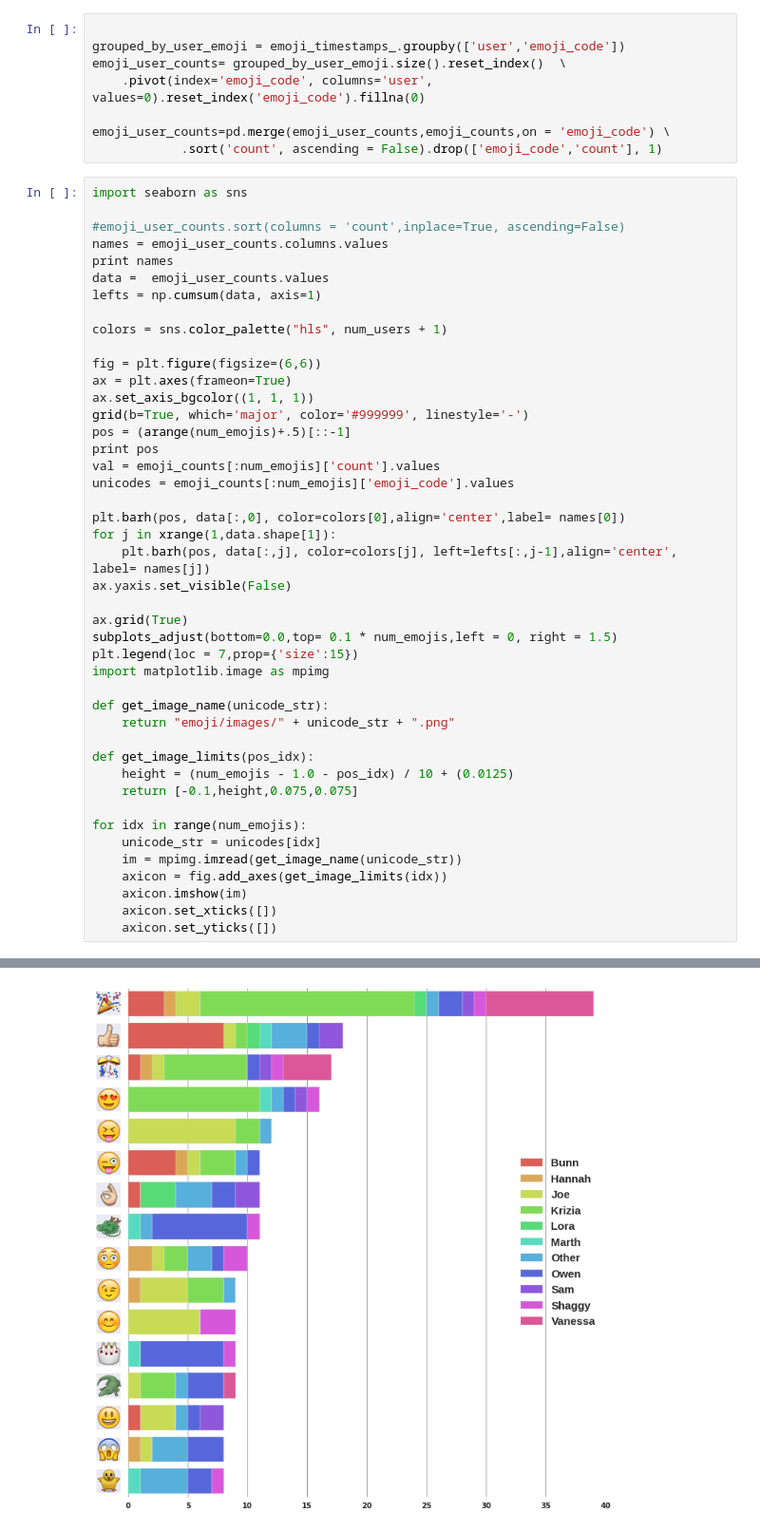
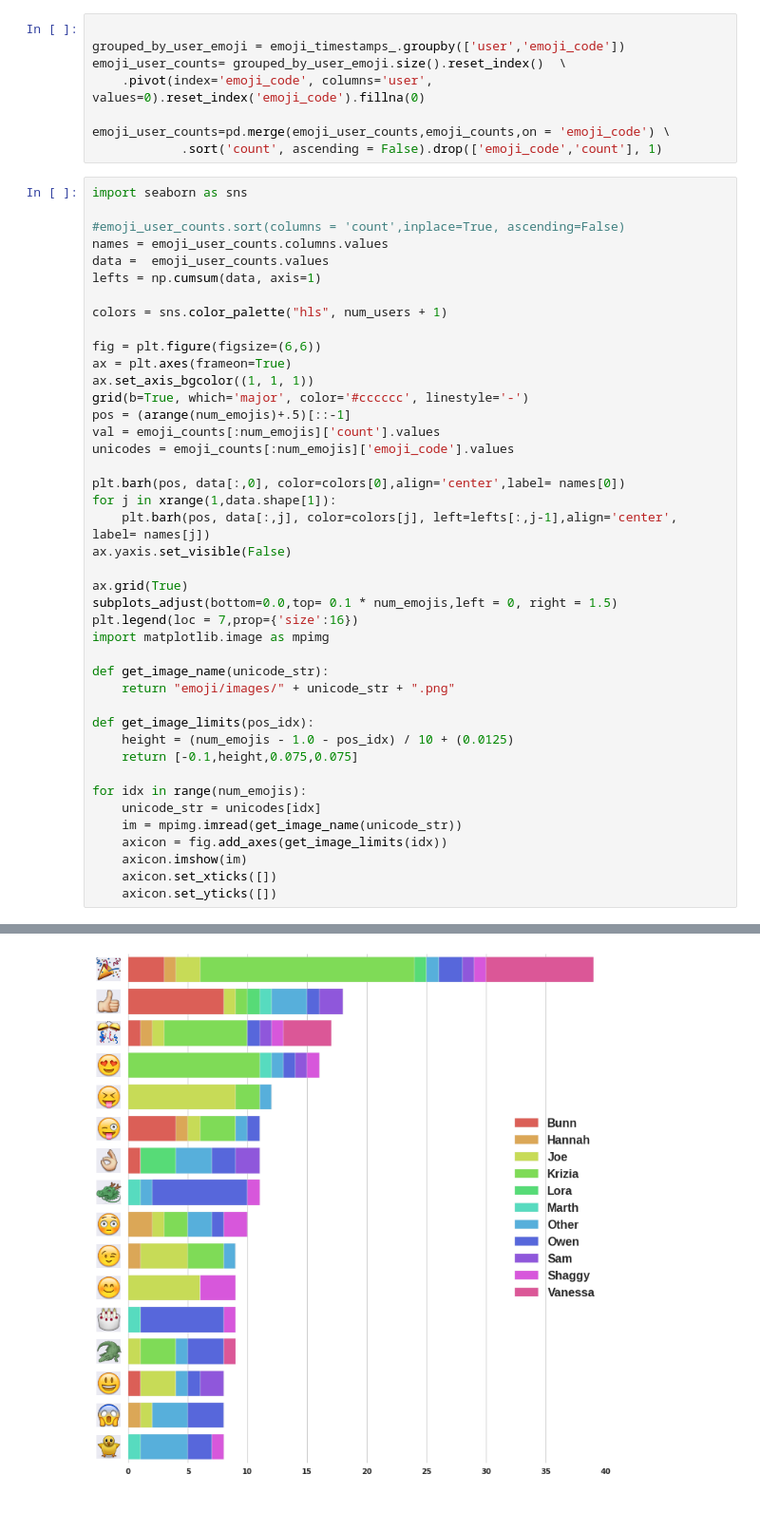
Before and after one commit to swarbrickjones/Horde_Analysis, a Jupyter notebook: horde_analysis.ipynb, the cells around one changed output, grey strips where cells are left out. Shown at 95% size. Saved outputs shown, nothing was run; the diff lists cells and outputs as text.

```diff
--- a/horde_analysis.ipynb
+++ b/horde_analysis.ipynb
@@ -344,7 +344,6 @@ import seaborn as sns
 
 #emoji_user_counts.sort(columns = 'count',inplace=True, ascending=False)
 names = emoji_user_counts.columns.values
-print names
 data =  emoji_user_counts.values
 lefts = np.cumsum(data, axis=1)
 
@@ -353,39 +352,38 @@ colors = sns.color_palette("hls", num_users + 1)
 fig = plt.figure(figsize=(6,6))
 ax = plt.axes(frameon=True)
 ax.set_axis_bgcolor((1, 1, 1))
-grid(b=True, which='major', color='#999999', linestyle='-')
+grid(b=True, which='major', color='#cccccc', linestyle='-')
 pos = (arange(num_emojis)+.5)[::-1]
-print pos
 val = emoji_counts[:num_emojis]['count'].values
 unicodes = emoji_counts[:num_emojis]['emoji_code'].values
 
 plt.barh(pos, data[:,0], color=colors[0],align='center',label= names[0])
 for j in xrange(1,data.shape[1]):
     plt.barh(pos, data[:,j], color=colors[j], left=lefts[:,j-1],align='center', label= names[j])
 ax.yaxis.set_visible(False)
 
 ax.grid(True)
 subplots_adjust(bottom=0.0,top= 0.1 * num_emojis,left = 0, right = 1.5)
-plt.legend(loc = 7,prop={'size':15})
+plt.legend(loc = 7,prop={'size':16})
 import matplotlib.image as mpimg
 
 def get_image_name(unicode_str):
     return "emoji/images/" + unicode_str + ".png"
 
 def get_image_limits(pos_idx):
     height = (num_emojis - 1.0 - pos_idx) / 10 + (0.0125)
     return [-0.1,height,0.075,0.075]
 
 for idx in range(num_emojis):
     unicode_str = unicodes[idx]
     im = mpimg.imread(get_image_name(unicode_str))
     axicon = fig.add_axes(get_image_limits(idx))
     axicon.imshow(im)
     axicon.set_xticks([])
     axicon.set_yticks([])
 # %% [output]
 ['Bunn' 'Hannah' 'Joe' 'Krizia' 'Lora' 'Marth' 'Other' 'Owen' 'Sam'
  'Shaggy' 'Vanessa']
 [ 15.5  14.5  13.5  12.5  11.5  10.5   9.5   8.5   7.5   6.5   5.5   4.5
    3.5   2.5   1.5   0.5]
-[figure, old version]
+[figure, new version]
```
